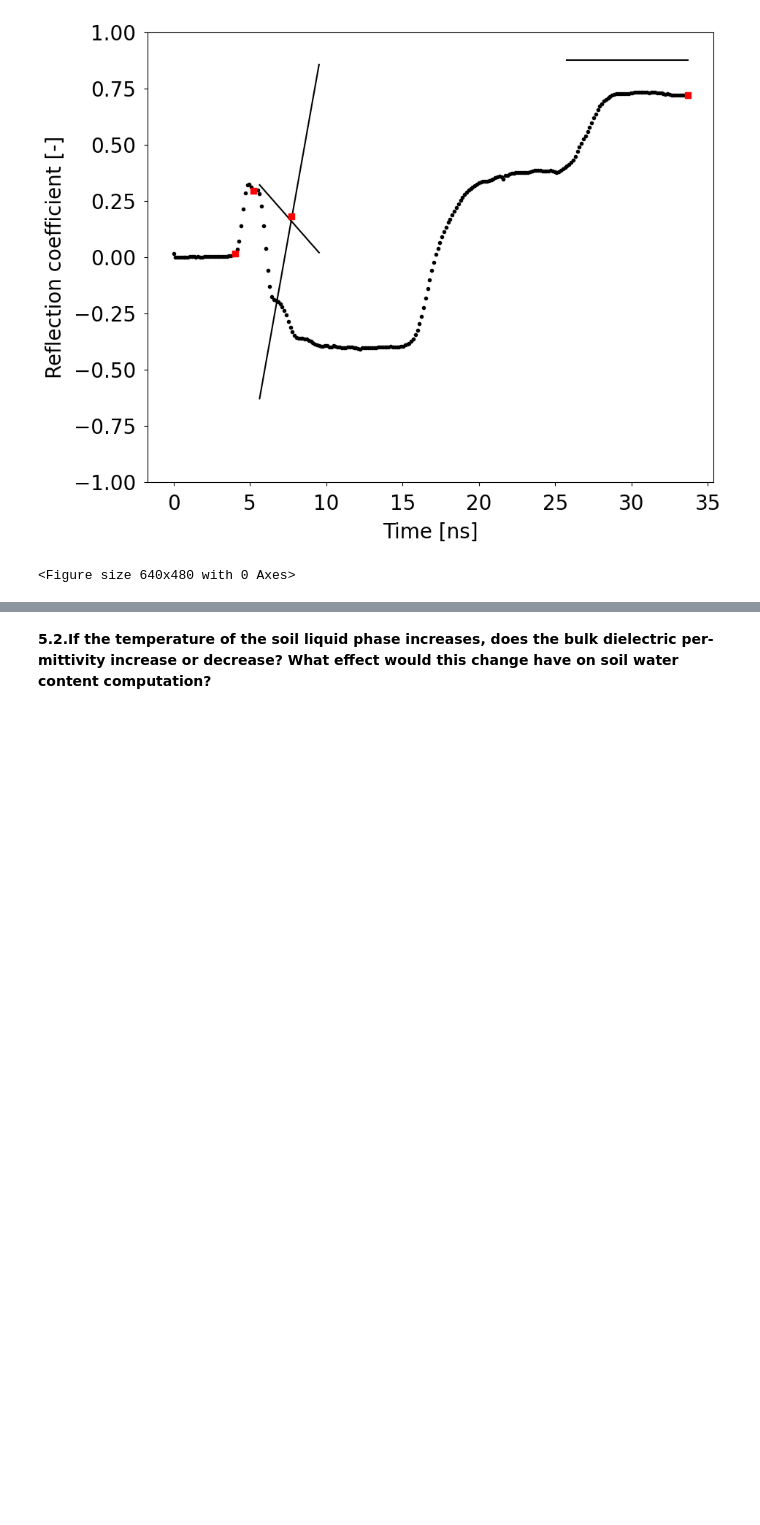
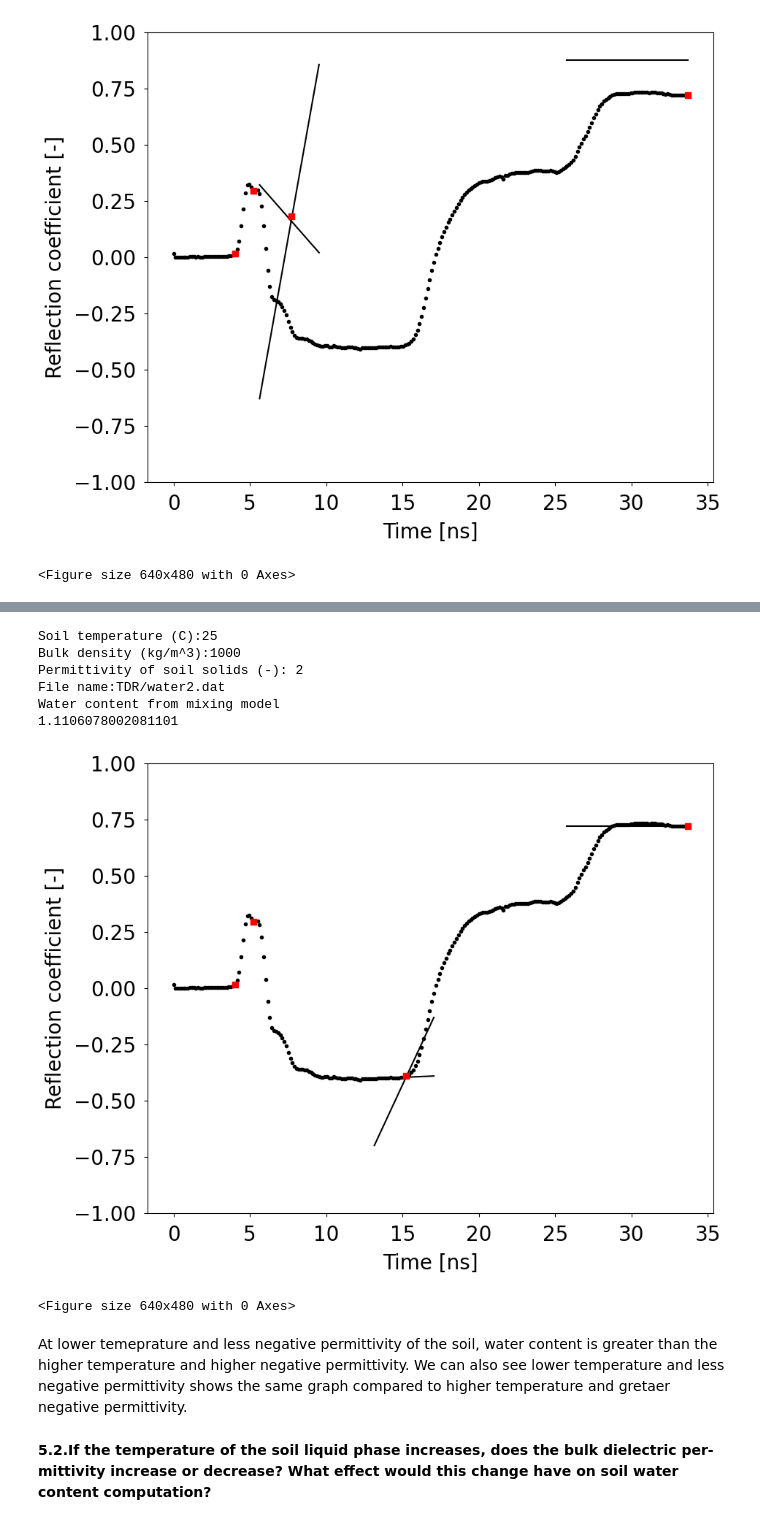
Before and after one commit to soil-physics-okstate/soil-physics-theory, a Jupyter notebook: content/chapter-5/Babita_5 (1).ipynb, the cells around one changed output, grey strips where cells are left out. Cells and saved outputs as stored; diff of their text form; code cells hidden in the pictures; blank space fills up the shorter version.

```diff
--- a/content/chapter-5/Babita_5 (1).ipynb
+++ b/content/chapter-5/Babita_5 (1).ipynb
@@ -86,3 +47,17 @@ Permittivity of soil solids (-): 4
+# %%
+run main.py
+# %% [output]
+Soil temperature (C):25
+Bulk density (kg/m^3):1000
+Permittivity of soil solids (-): 2
+File name:TDR/water2.dat
+Water content from mixing model
+1.1106078002081101
+[figure, added]
+<Figure size 640x480 with 0 Axes>
+# %% [markdown]
+At lower temeprature and less negative permittivity of the soil, water content is greater than the higher temperature and higher negative permittivity.
+We can also see lower temperature and less negative permittivity shows the same graph compared to higher temperature and gretaer negative permittivity.
 # %% [markdown]
 **5.2.If the temperature of the soil liquid phase increases, does the bulk dielectric per- mittivity increase or decrease? What effect would this change have on soil water content computation?**
 # %% [markdown]
```
Also changed, not shown: parts of 5 cells of this notebook.
